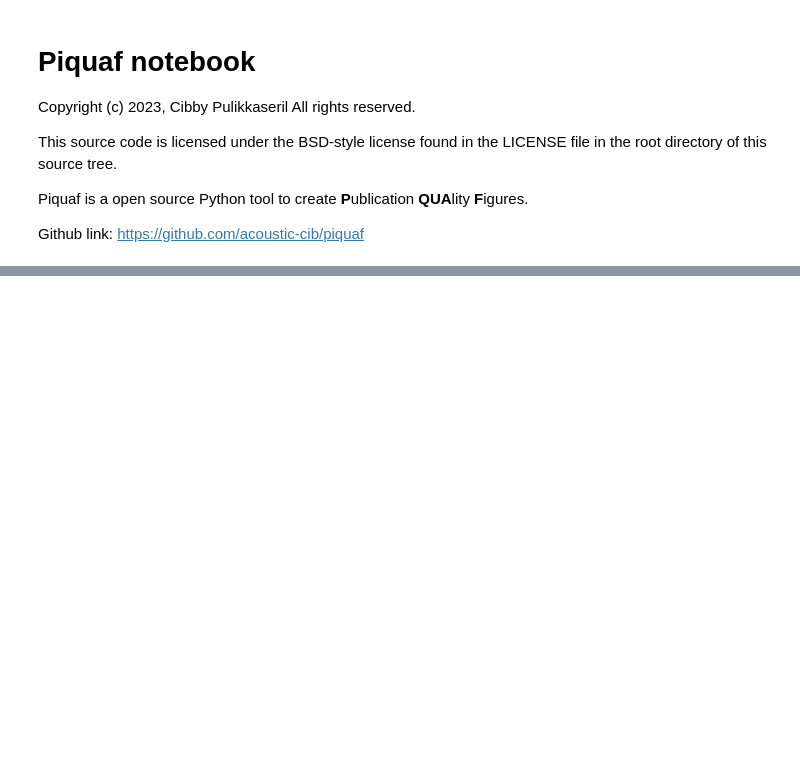
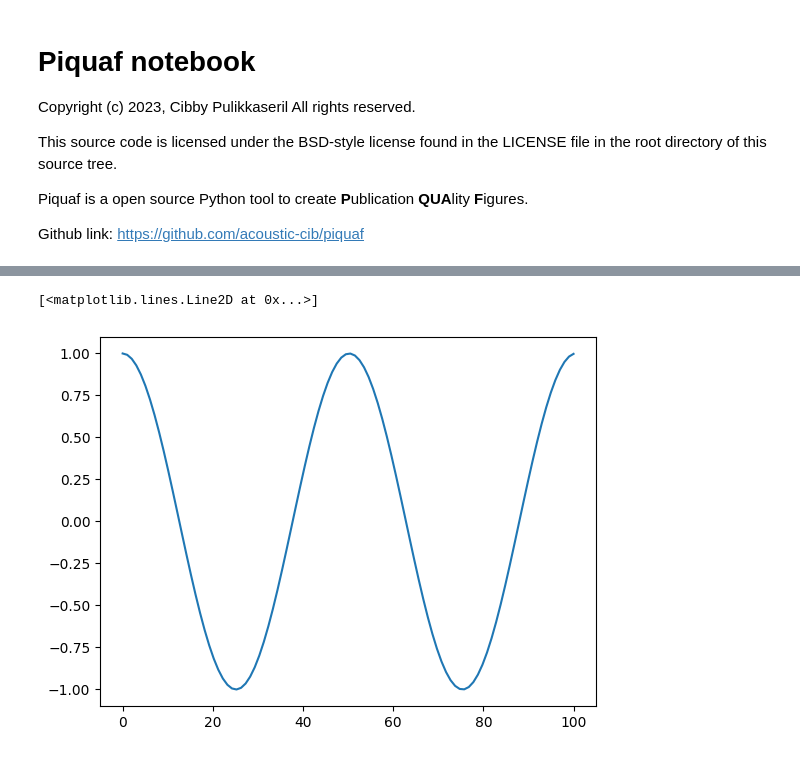
Before and after one commit to acoustic-cib/piquaf, a Jupyter notebook: Notebook_piquaf.ipynb, the cells around one changed output, grey strips where cells are left out. Cells and saved outputs as stored; diff of their text form; code cells hidden in the pictures; blank space fills up the shorter version.

```diff
--- a/Notebook_piquaf.ipynb
+++ b/Notebook_piquaf.ipynb
@@ -31,0 +110,9 @@ plt.show()
+# %%
+aa = np.array(this_line.get_data())
+aa.shape
+x = aa[0,:]
+y = aa[1,:]
+plt.plot(x,y)
+# %% [output]
+[<matplotlib.lines.Line2D at 0x...>]
+[figure, added]
```
Also changed, not shown: parts of 13 cells of this notebook, 2 other files.
